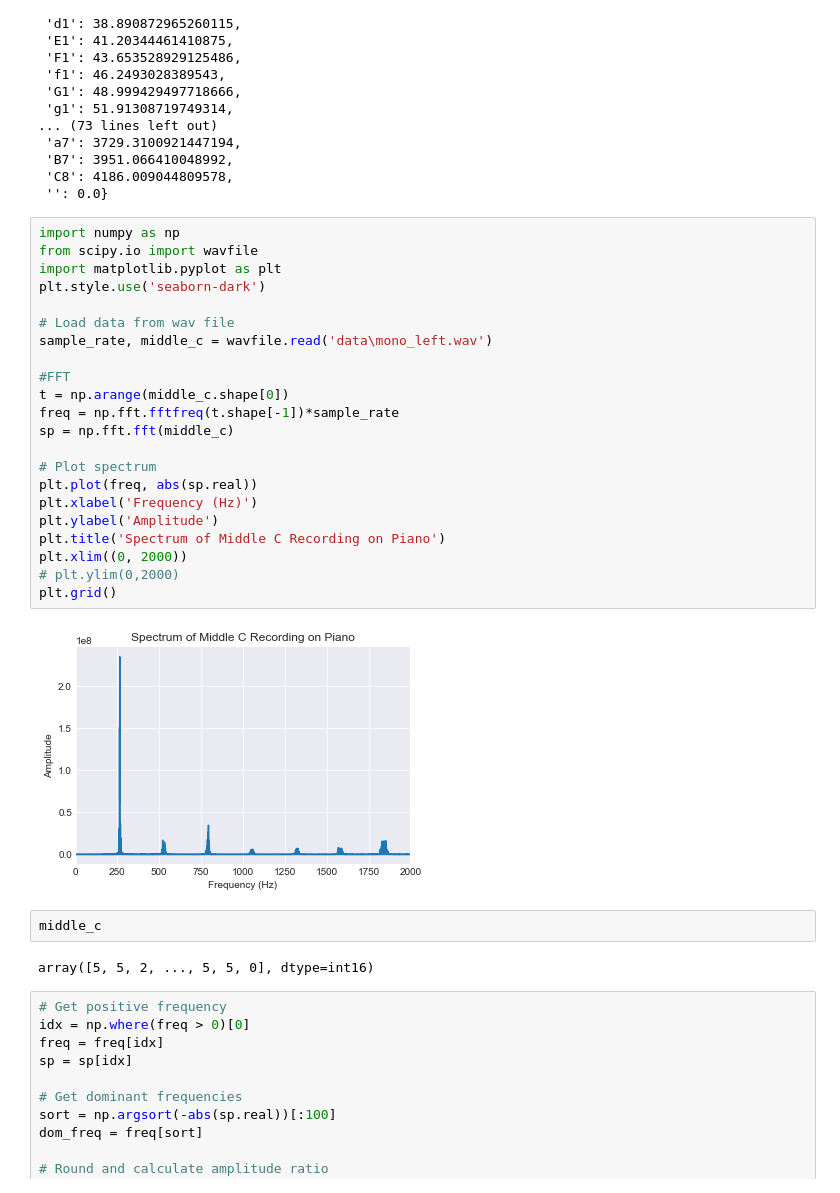
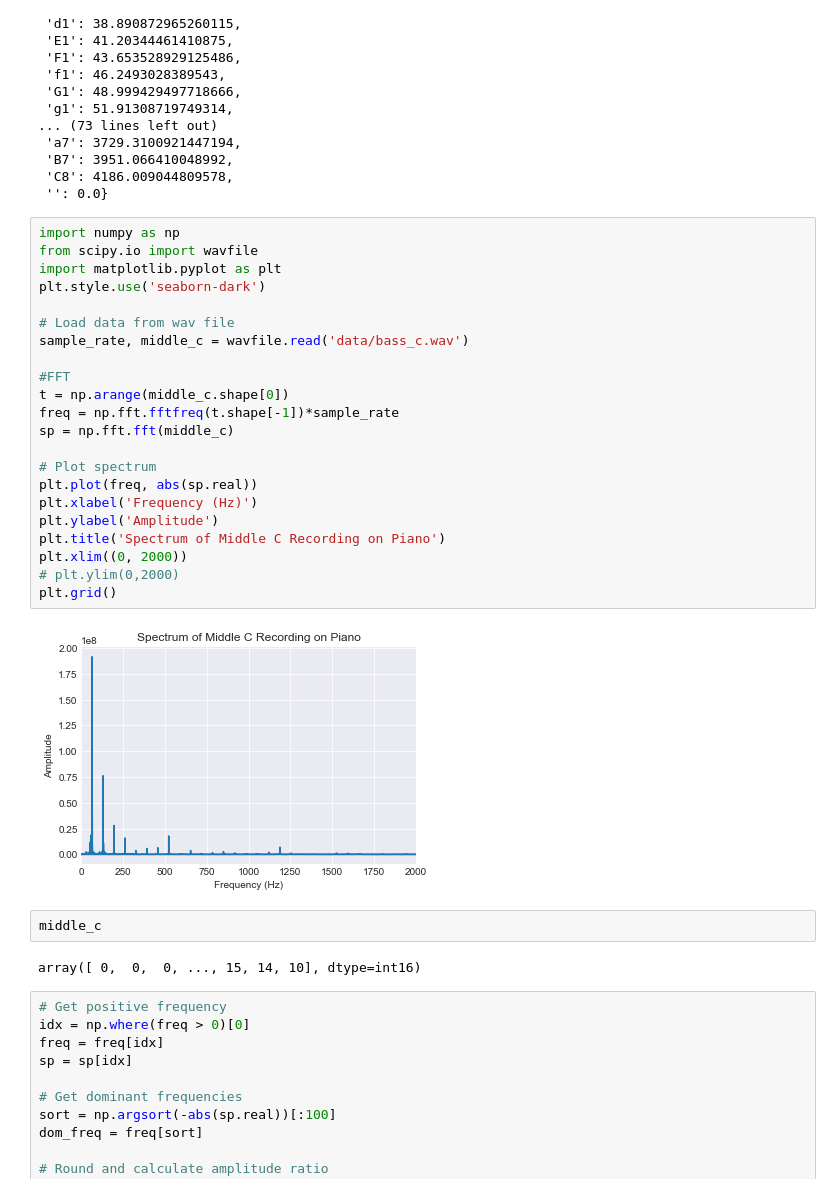
Before and after one commit to ann2000/Sonification-of-Astronomical-Images, a Jupyter notebook: analysis.ipynb, the cells around one changed output. Cells and saved outputs as stored; diff of their text form.

```diff
--- a/analysis.ipynb
+++ b/analysis.ipynb
@@ -93,31 +93,31 @@ note_freqs
 # %%
 import numpy as np
 from scipy.io import wavfile
 import matplotlib.pyplot as plt
 plt.style.use('seaborn-dark')
 
 # Load data from wav file
-sample_rate, middle_c = wavfile.read('data\mono_left.wav')
+sample_rate, middle_c = wavfile.read('data/bass_c.wav')
 
 #FFT
 t = np.arange(middle_c.shape[0])
 freq = np.fft.fftfreq(t.shape[-1])*sample_rate
 sp = np.fft.fft(middle_c)
 
 # Plot spectrum
 plt.plot(freq, abs(sp.real))
 plt.xlabel('Frequency (Hz)')
 plt.ylabel('Amplitude')
 plt.title('Spectrum of Middle C Recording on Piano')
 plt.xlim((0, 2000))
 # plt.ylim(0,2000)
 plt.grid()
 # %% [output]
-[figure, old version]
+[figure, new version]
 # %%
 middle_c
 # %% [output]
-array([5, 5, 2, ..., 5, 5, 0], dtype=int16)
+array([ 0,  0,  0, ..., 15, 14, 10], dtype=int16)
 # %%
 # Get positive frequency
 idx = np.where(freq > 0)[0]
```
Also changed, not shown: parts of 1 cell of this notebook, 5 other files.
